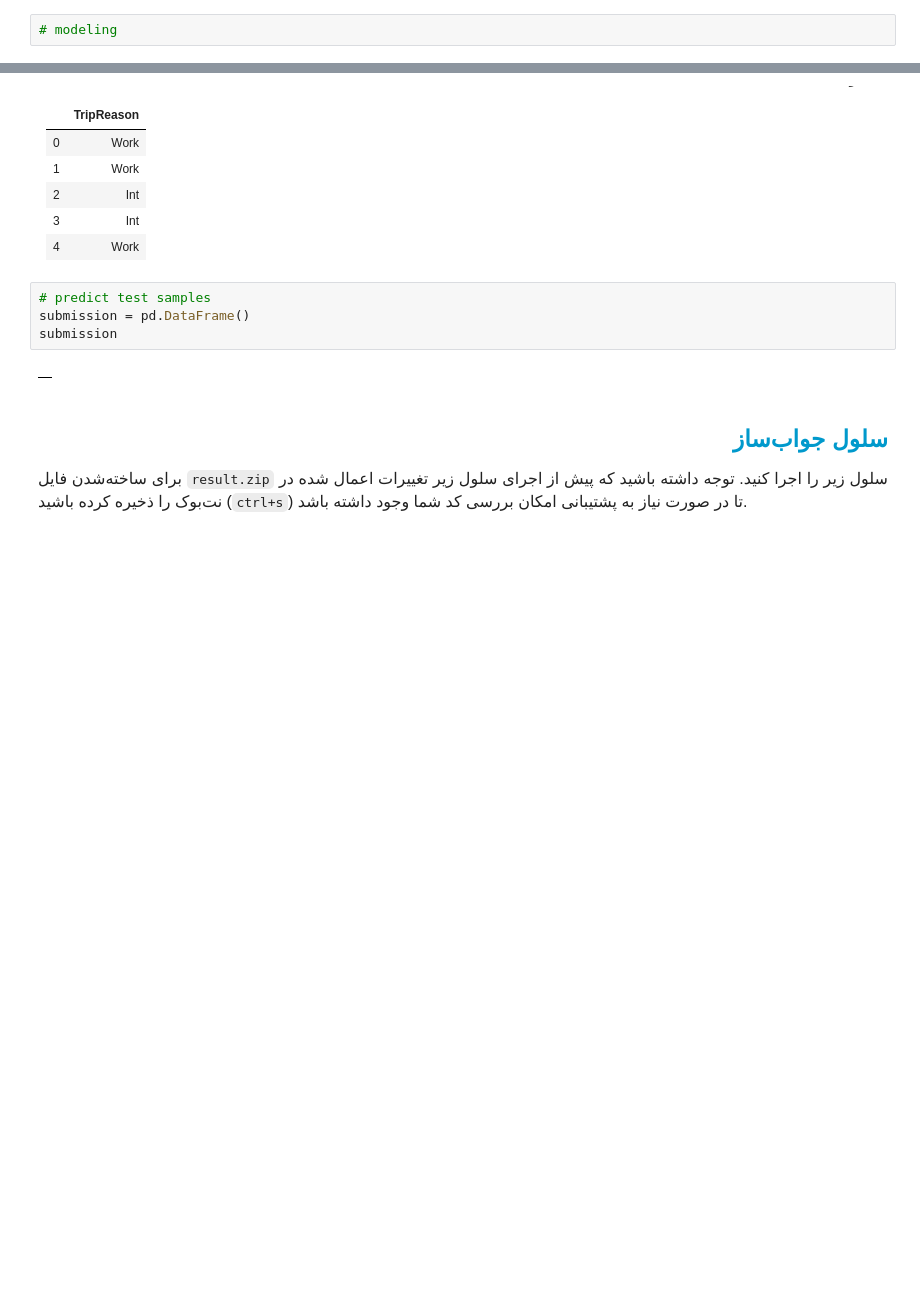
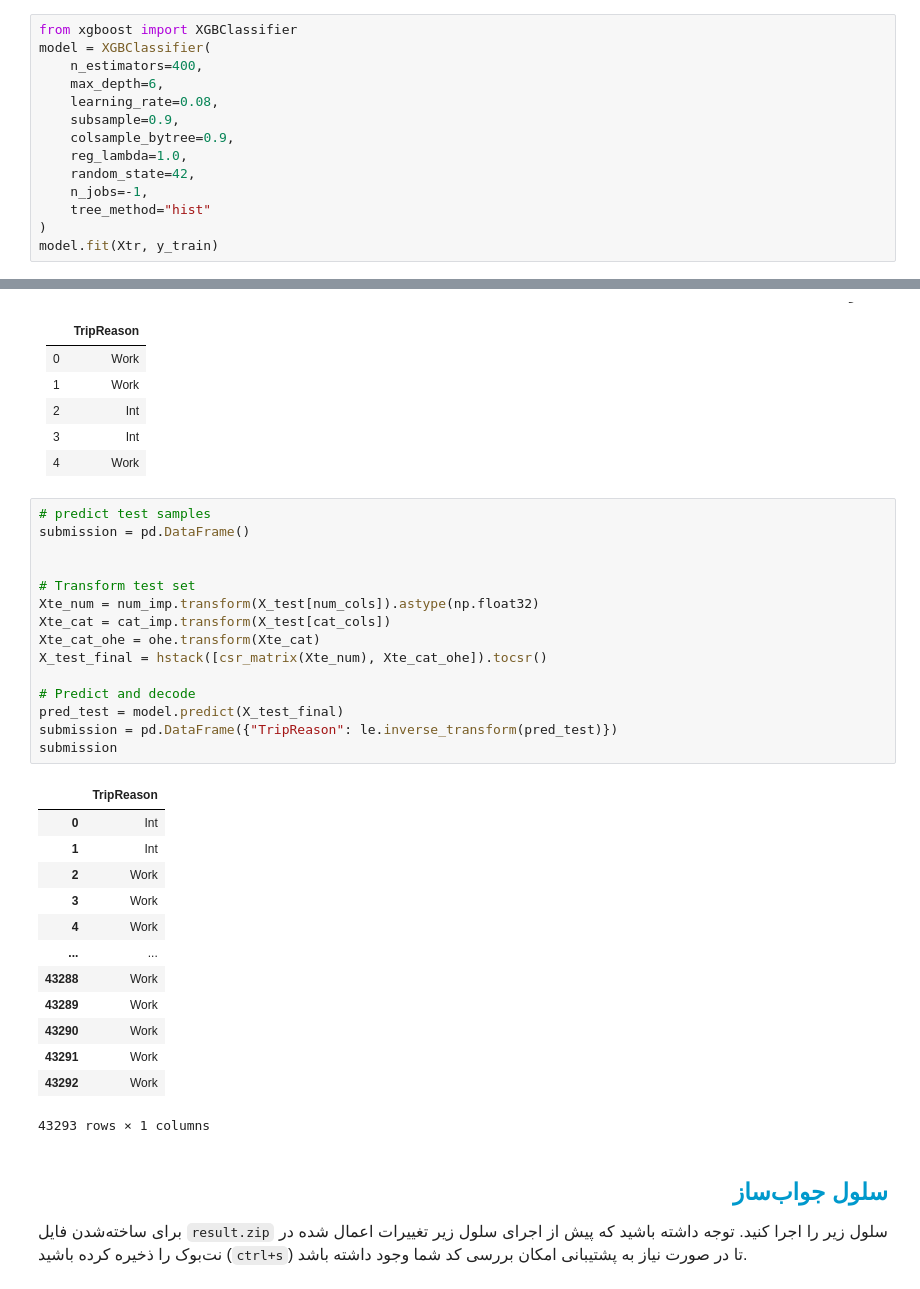
Before and after one commit to AliFazelniya/Quera-Machine-Learning-Jump, a Jupyter notebook: 6. Project 1/Part 1/tafrihi/notebooks/tafrihi.ipynb, the cells around one changed output, grey strips where cells are left out. Drawn from its saved outputs; the diff is of its cells as text; blank space fills up the shorter version.

```diff
--- a/6. Project 1/Part 1/tafrihi/notebooks/tafrihi.ipynb
+++ b/6. Project 1/Part 1/tafrihi/notebooks/tafrihi.ipynb
@@ -162,4 +252,16 @@ test_data
 </font>
 </p>
 # %%
-# modeling
+from xgboost import XGBClassifier
+model = XGBClassifier(
+    n_estimators=400,
+    max_depth=6,
+    learning_rate=0.08,
+    subsample=0.9,
+    colsample_bytree=0.9,
+    reg_lambda=1.0,
+    random_state=42,
+    n_jobs=-1,
+    tree_method="hist"
+)
+model.fit(Xtr, y_train)
@@ -242,9 +370,32 @@ from sklearn.metrics import  f1_score, classification_report, confusion_matrix
 # %%
 # predict test samples
 submission = pd.DataFrame()
+
+
+# Transform test set
+Xte_num = num_imp.transform(X_test[num_cols]).astype(np.float32)
+Xte_cat = cat_imp.transform(X_test[cat_cols])
+Xte_cat_ohe = ohe.transform(Xte_cat)
+X_test_final = hstack([csr_matrix(Xte_num), Xte_cat_ohe]).tocsr()
+
+# Predict and decode
+pred_test = model.predict(X_test_final)
+submission = pd.DataFrame({"TripReason": le.inverse_transform(pred_test)})
 submission
 # %% [output]
-|  |
+|  | TripReason |
+| 0 | Int |
+| 1 | Int |
+| 2 | Work |
+| 3 | Work |
+| 4 | Work |
+| ... | ... |
+| 43288 | Work |
+| 43289 | Work |
+| 43290 | Work |
+| 43291 | Work |
+| 43292 | Work |
+43293 rows × 1 columns
 # %% [markdown]
 <h2 align=right style="line-height:200%;font-family:vazir;color:#0099cc">
 <font face="vazirmatn" color="#0099cc">
```
Also changed, not shown: parts of 3 cells of this notebook, 27 other files.
